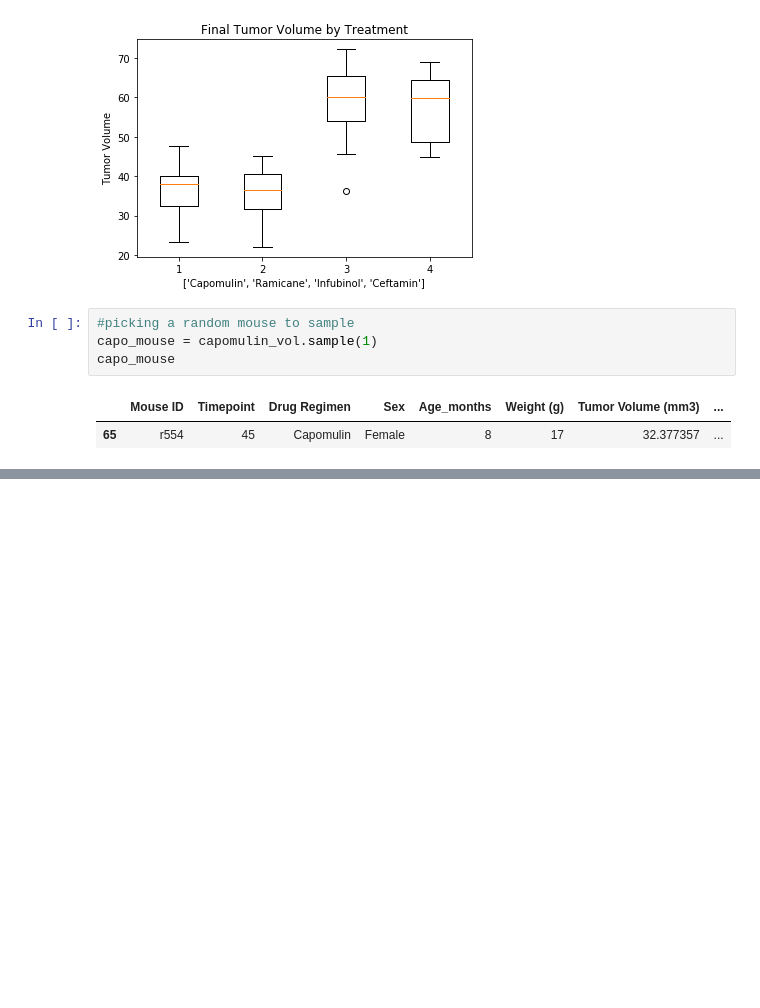
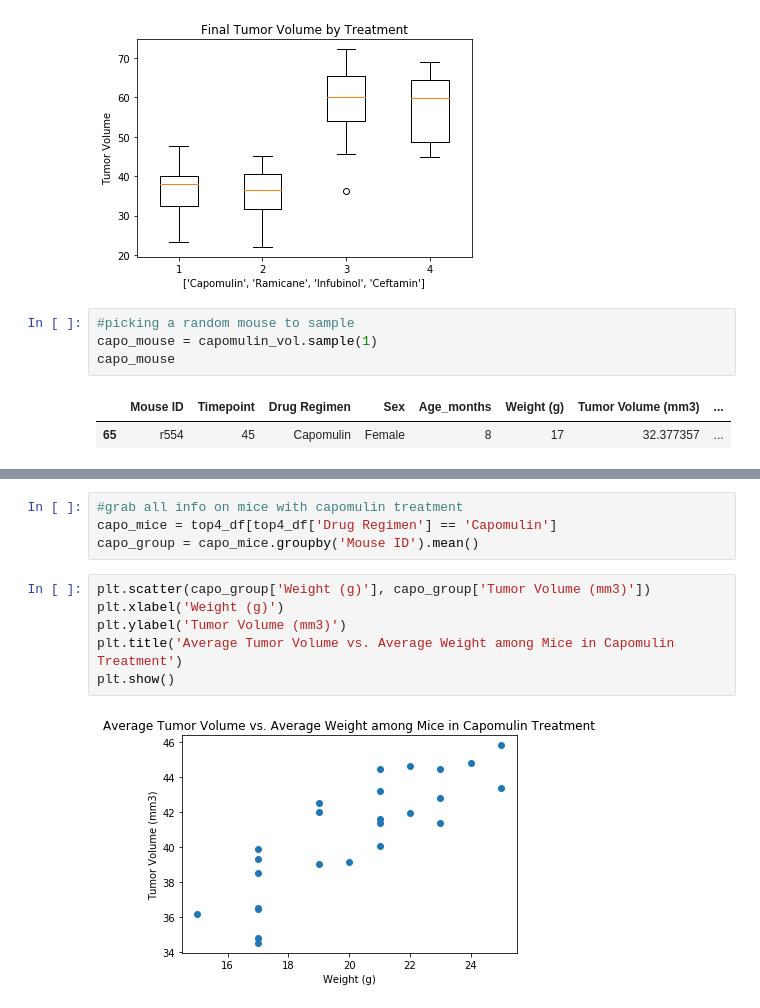
Before and after one commit to GregMaginn/05-Matplotlab, a Jupyter notebook: 05-Matplotlab/matplotlab.ipynb, the cells around one changed output, grey strips where cells are left out. Saved outputs shown, nothing was run; the diff lists cells and outputs as text; blank space fills up the shorter version.

```diff
--- a/05-Matplotlab/matplotlab.ipynb
+++ b/05-Matplotlab/matplotlab.ipynb
@@ -271,0 +280,12 @@ top4_df.loc[]
+# %%
+#grab all info on mice with capomulin treatment
+capo_mice = top4_df[top4_df['Drug Regimen'] == 'Capomulin']
+capo_group = capo_mice.groupby('Mouse ID').mean()
+# %%
+plt.scatter(capo_group['Weight (g)'], capo_group['Tumor Volume (mm3)'])
+plt.xlabel('Weight (g)')
+plt.ylabel('Tumor Volume (mm3)')
+plt.title('Average Tumor Volume vs. Average Weight among Mice in Capomulin Treatment')
+plt.show()
+# %% [output]
+[figure, added]
```
Also changed, not shown: parts of 4 cells of this notebook.
